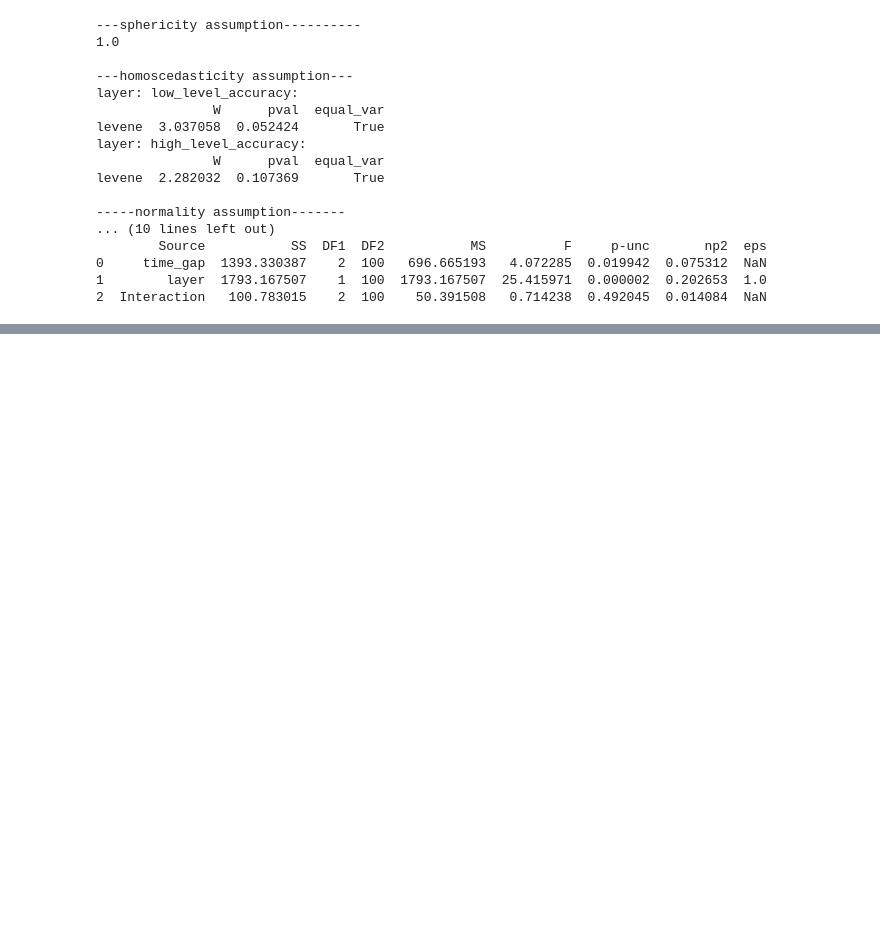
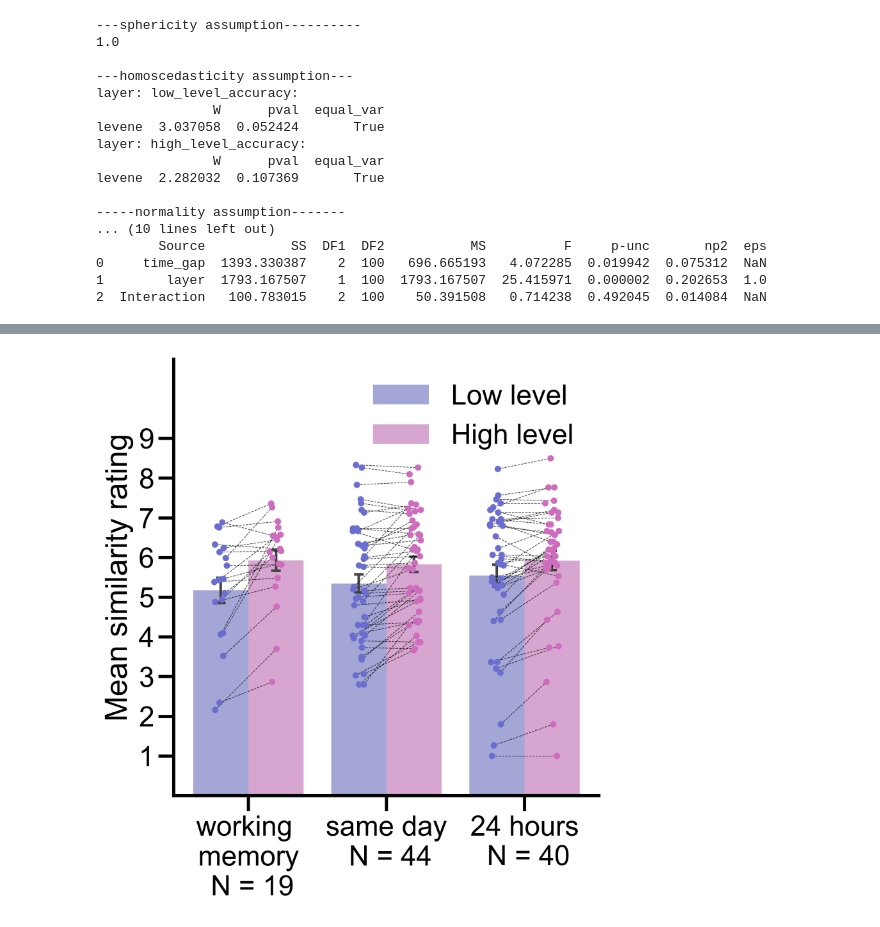
Before and after one commit to edenjenzohar/visual_memory_representation, a Jupyter notebook: functions/multicategory working memory/experiment analysis/aggregate_working_memory_batches_analysis.ipynb, the cells around one changed output, grey strips where cells are left out. Cells and saved outputs as stored; diff of their text form; code cells hidden in the pictures; blank space fills up the shorter version.

Commit message:
ratings analysis

```diff
--- a/functions/multicategory working memory/experiment analysis/aggregate_working_memory_batches_analysis.ipynb
+++ b/functions/multicategory working memory/experiment analysis/aggregate_working_memory_batches_analysis.ipynb
@@ -602,0 +673,24 @@ levene  2.282032  0.107369       True
+# %%
+my_order = ['low_level_rating','high_level_rating']
+
+fig,axes=plt.subplots(nrows=1,ncols=1,figsize=(6,6.2),gridspec_kw = {'wspace':0.2, 'hspace':0})
+# Hide the right and top spines
+axes.spines[['right', 'top']].set_visible(False)
+bar = sns.barplot(data =rating_df, x='time_gap',y='value',hue='layer',ax=axes,palette=[sns.color_palette()[3],sns.color_palette()[-1]],hue_order=my_order,order=['working_memory','pilot_same_day','pilot_24_hours'],errorbar='se',capsize=.05,errwidth=2,)
+stripplot = sns.stripplot(data =rating_df, x='time_gap',y='value',hue='layer',ax=axes,dodge=True,palette=[sns.color_palette()[2],sns.color_palette()[-2]],hue_order=my_order,order=['working_memory','pilot_same_day','pilot_24_hours'])
+# axes[0].set_xticklabels(labels=['pilot_same_day','pilot_24_hours','pilot_one_week'],rotation=30)
+add_connecting_lines_to_stripplot(stripplot,axes)
+axes.set_xlabel('')
+axes.set_xticklabels(labels=[f'working \nmemory\n N = {n_working_memory}',f'same day\n N = {n_same_day}',f'24 hours\n N = {n_24_hours}'])
+handles, labels = axes.get_legend_handles_labels()
+axes.legend(handles[2:],['Low level','High level'],loc='upper right',facecolor='none', framealpha=0)
+axes.set_ylabel('Mean similarity rating')
+axes.set_ylim([0,11])
+axes.set_yticks([1,2,3,4,5,6,7,8,9])
+
+fig.patch.set_alpha(0)
+fig.savefig(PATH_TO_EXPERIMENT / ('ratings_per_time_gap_'+qualification_method+'.svg'))
+fig.savefig(PATH_TO_EXPERIMENT / ('ratings_per_time_gap_'+qualification_method+'.pdf'))
+fig.savefig(PATH_TO_EXPERIMENT / ('ratings_per_time_gap_'+qualification_method+'.png'),transparent=True)
+# %% [output]
+[figure, added]
```
Also changed, not shown: parts of 8 cells of this notebook.
